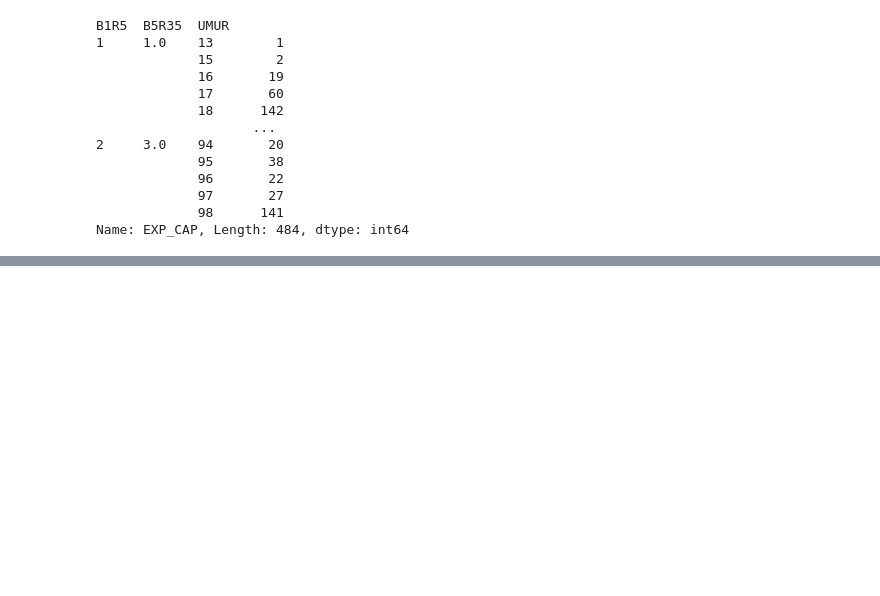
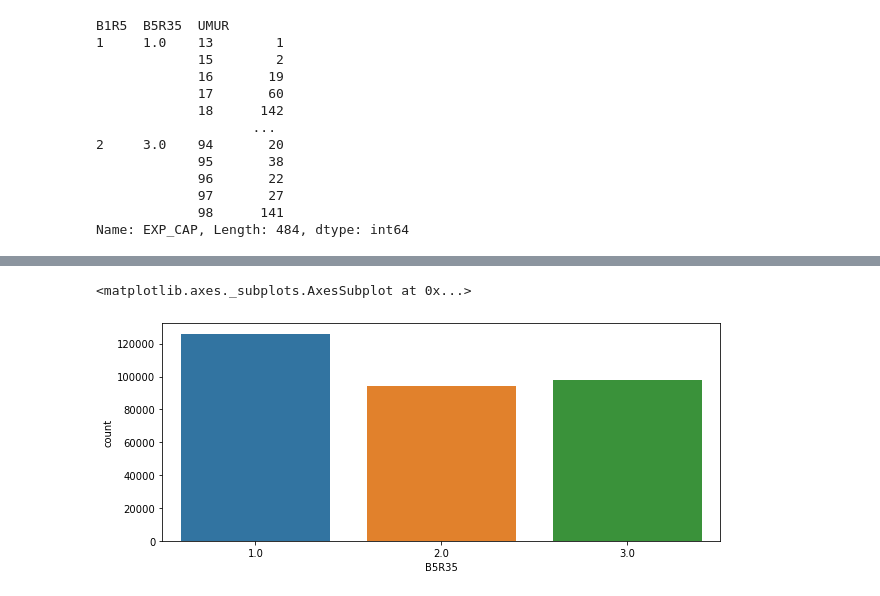
Before and after one commit to adewirahman/Project_Lab_Pacmann, a Jupyter notebook: ProjectLabNotebook_1.ipynb, the cells around one changed output, grey strips where cells are left out. Cells and saved outputs as stored; diff of their text form; code cells hidden in the pictures; blank space fills up the shorter version.

```diff
--- a/ProjectLabNotebook_1.ipynb
+++ b/ProjectLabNotebook_1.ipynb
@@ -373,0 +518,5 @@ Name: EXP_CAP, Length: 484, dtype: int64
+# %%
+sn.countplot(x = 'B5R35', data = df_raw1)
+# %% [output]
+<matplotlib.axes._subplots.AxesSubplot at 0x...>
+[figure, added]
```
Also changed, not shown: parts of 17 cells of this notebook.
